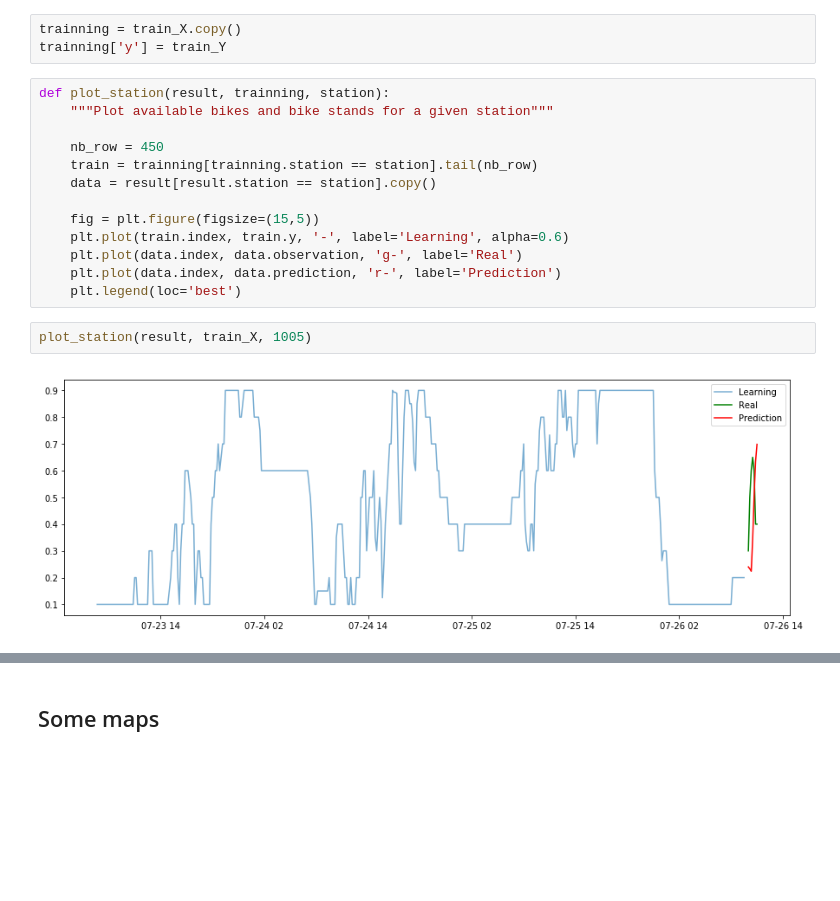
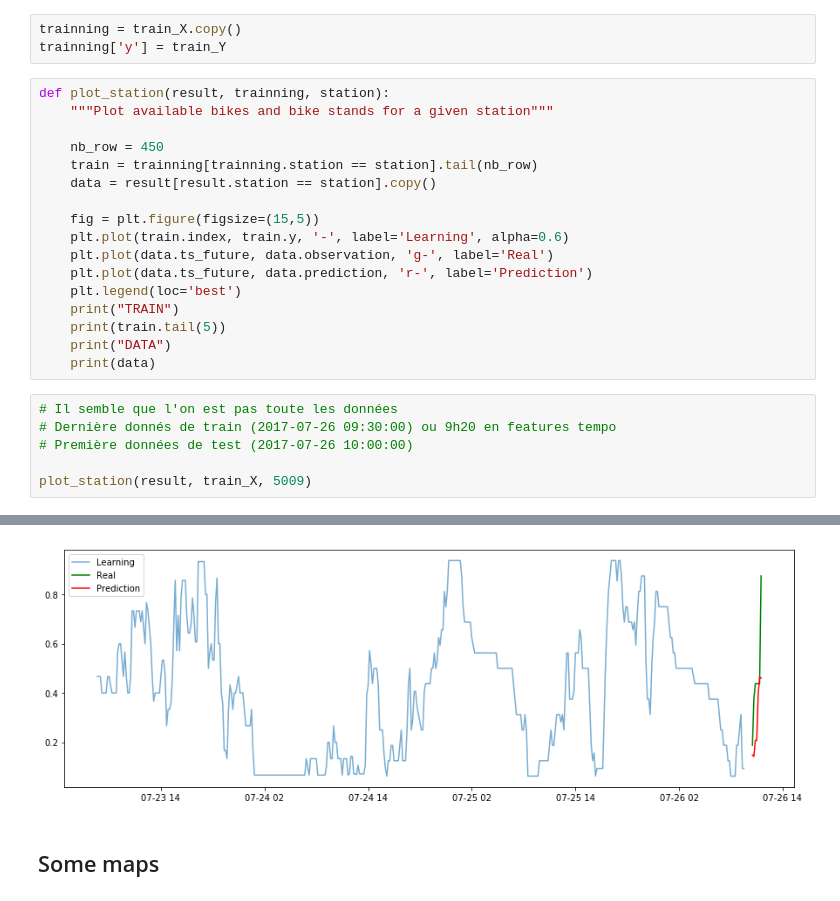
Before and after one commit to armgilles/open-data-bikes-analysis, a Jupyter notebook: Prediction-Lyon-Aramnd.ipynb, the cells around one changed output, grey strips where cells are left out. Cells and saved outputs as stored; diff of their text form; blank space fills up the shorter version.

Commit message:
Question & remarque on data (plot_station)

```diff
--- a/Prediction-Lyon-Aramnd.ipynb
+++ b/Prediction-Lyon-Aramnd.ipynb
@@ -411,10 +411,17 @@ def plot_station(result, trainning, station):
 
     fig = plt.figure(figsize=(15,5))
     plt.plot(train.index, train.y, '-', label='Learning', alpha=0.6)
-    plt.plot(data.index, data.observation, 'g-', label='Real')
-    plt.plot(data.index, data.prediction, 'r-', label='Prediction')
+    plt.plot(data.ts_future, data.observation, 'g-', label='Real')
+    plt.plot(data.ts_future, data.prediction, 'r-', label='Prediction')
     plt.legend(loc='best')
+    print("TRAIN")
+    print(train.tail(5))
+    print("DATA")
+    print(data)
-# %%
-plot_station(result, train_X, 1005)
-# %% [output]
-[figure, removed]
+# %%
+# Il semble que l'on est pas toute les données
+# Dernière donnés de train (2017-07-26 09:30:00) ou 9h20 en features tempo
+# Première données de test (2017-07-26 10:00:00)
+
+plot_station(result, train_X, 5009)
+# %% [output]
@@ -421,3 +445,4 @@ plot_station(result, train_X, 1005)
+[figure, added]
 # %% [markdown]
 ## Some maps
 # %% [markdown]
```
Also changed, not shown: parts of 1 cell of this notebook.
